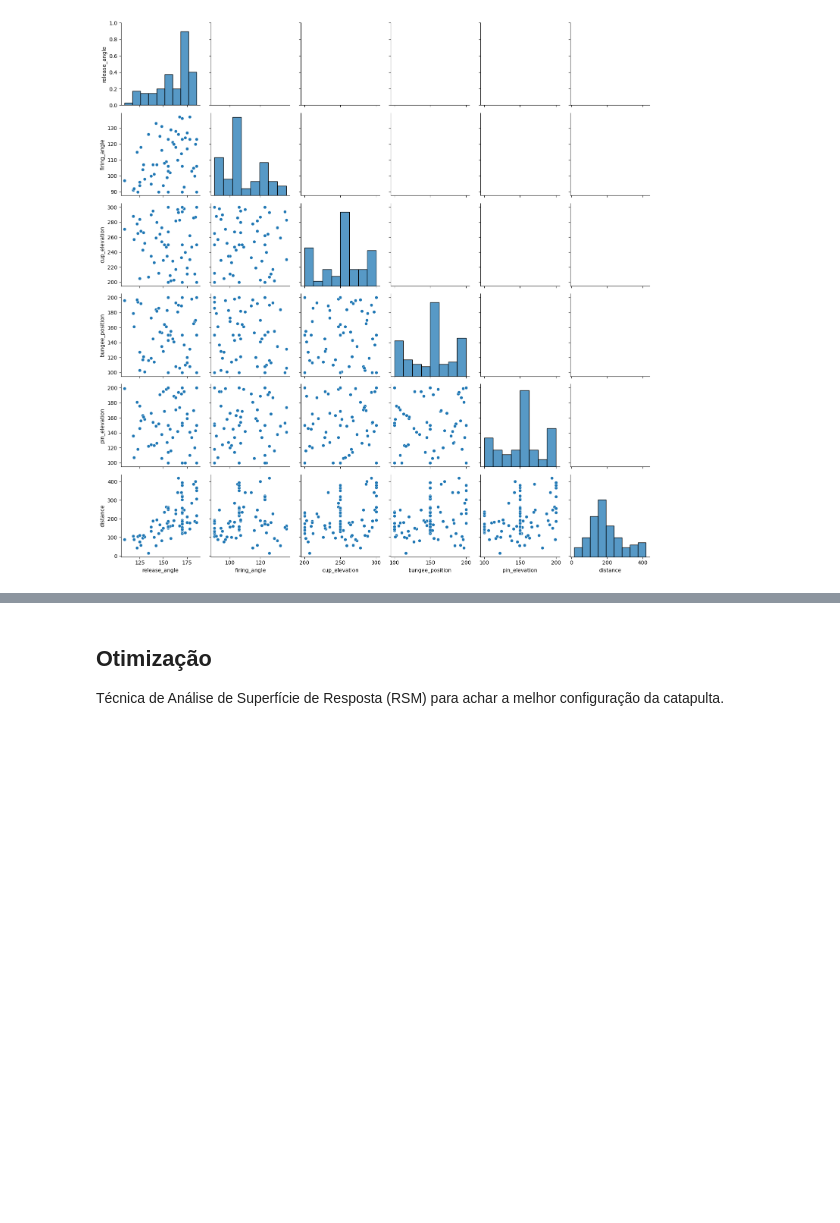
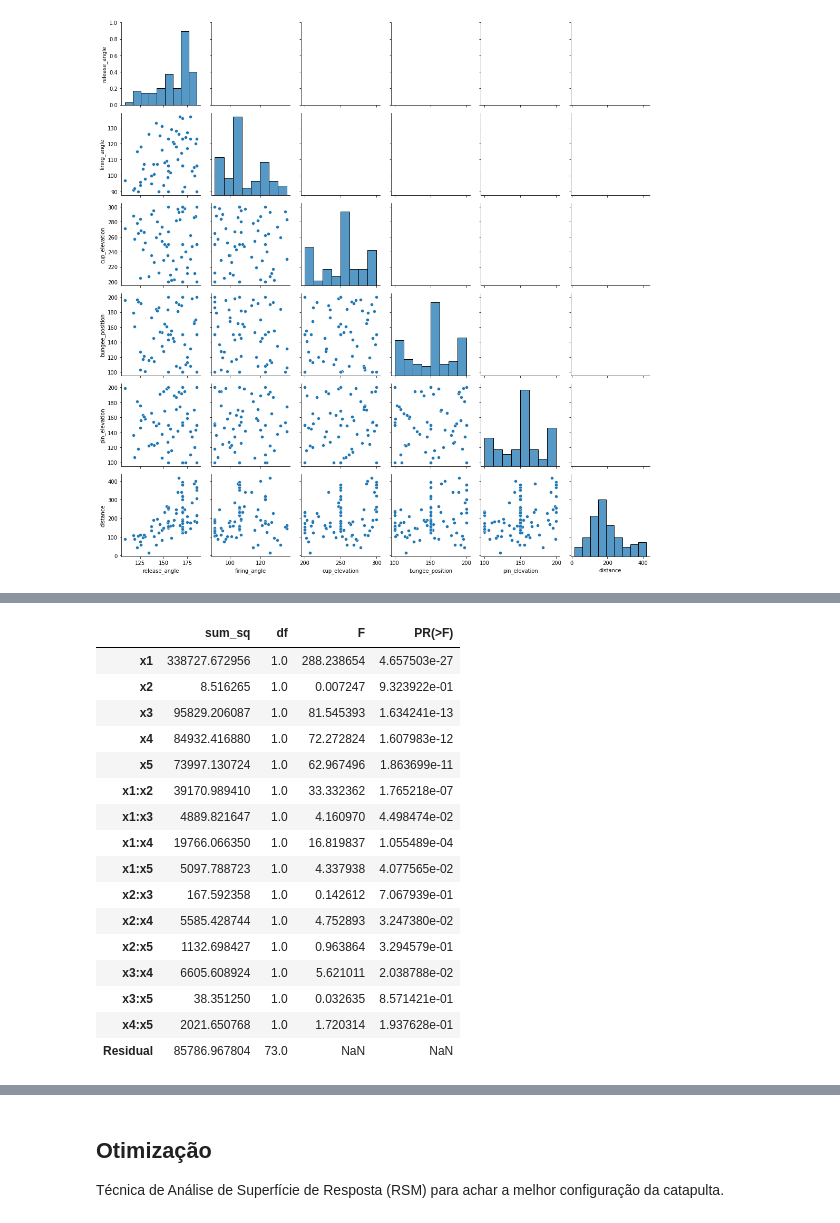
Before and after one commit to jv-porto/projeto-design-experimentos, a Jupyter notebook: notebooks/projeto.ipynb, the cells around one changed output, grey strips where cells are left out. Saved outputs shown, nothing was run; the diff lists cells and outputs as text; code cells hidden in the pictures; blank space fills up the shorter version.

Commit message:
calculo ANOVA

```diff
--- a/notebooks/projeto.ipynb
+++ b/notebooks/projeto.ipynb
@@ -80,0 +121,40 @@ g.map_lower(sns.scatterplot)
+# %%
+# Variáveis independentes
+x1 = df['release_angle']
+x2 = df['firing_angle']
+x3 = df['cup_elevation']
+x4 = df['bungee_position']
+x5 = df['pin_elevation']
+
+# Variável dependente
+y = df['distance']
+
+# Cria um DataFrame com as variáveis
+data = pd.DataFrame({'x1': x1, 'x2': x2, 'x3': x3, 'x4': x4, 'x5': x5, 'y': y})
+
+# Cria o modelo de ANOVA
+formula = 'y ~ x1 + x2 + x3 + x4 + x5 + x1:x2 + x1:x3 + x1:x4 + x1:x5 + x2:x3 + x2:x4 + x2:x5 + x3:x4 + x3:x5 + x4:x5'
+model = ols(formula, data=data).fit()
+anova_table = sm.stats.anova_lm(model, typ=2)
+
+# Realiza a ANOVA
+anova_table = sm.stats.anova_lm(model, typ=2)
+anova_table
+# %% [output]
+|  | sum_sq | df | F | PR(>F) |
+| x1 | 338727.672956 | 1.0 | 288.238654 | 4.657503e-27 |
+| x2 | 8.516265 | 1.0 | 0.007247 | 9.323922e-01 |
+| x3 | 95829.206087 | 1.0 | 81.545393 | 1.634241e-13 |
+| x4 | 84932.416880 | 1.0 | 72.272824 | 1.607983e-12 |
+| x5 | 73997.130724 | 1.0 | 62.967496 | 1.863699e-11 |
+| x1:x2 | 39170.989410 | 1.0 | 33.332362 | 1.765218e-07 |
+| x1:x3 | 4889.821647 | 1.0 | 4.160970 | 4.498474e-02 |
+| x1:x4 | 19766.066350 | 1.0 | 16.819837 | 1.055489e-04 |
+| x1:x5 | 5097.788723 | 1.0 | 4.337938 | 4.077565e-02 |
+| x2:x3 | 167.592358 | 1.0 | 0.142612 | 7.067939e-01 |
+| x2:x4 | 5585.428744 | 1.0 | 4.752893 | 3.247380e-02 |
+| x2:x5 | 1132.698427 | 1.0 | 0.963864 | 3.294579e-01 |
+| x3:x4 | 6605.608924 | 1.0 | 5.621011 | 2.038788e-02 |
+| x3:x5 | 38.351250 | 1.0 | 0.032635 | 8.571421e-01 |
+| x4:x5 | 2021.650768 | 1.0 | 1.720314 | 1.937628e-01 |
+| Residual | 85786.967804 | 73.0 | NaN | NaN |
```
Also changed, not shown: parts of 9 cells of this notebook.
